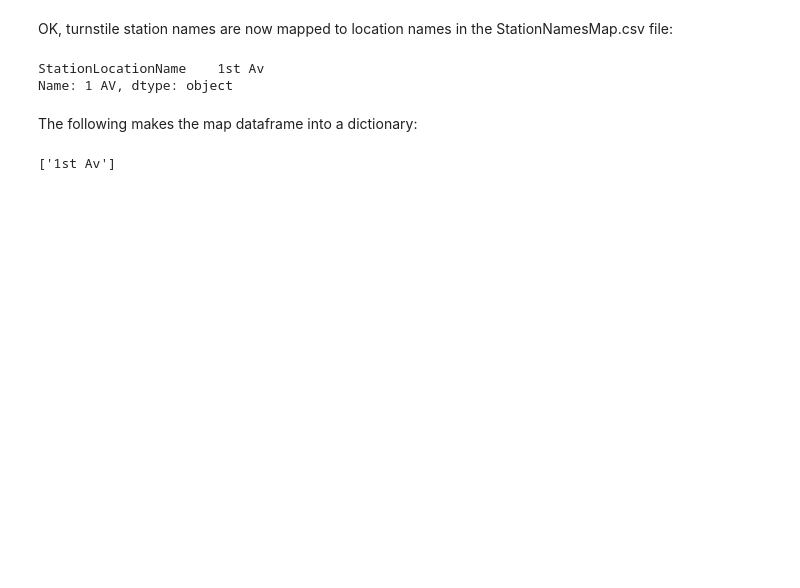
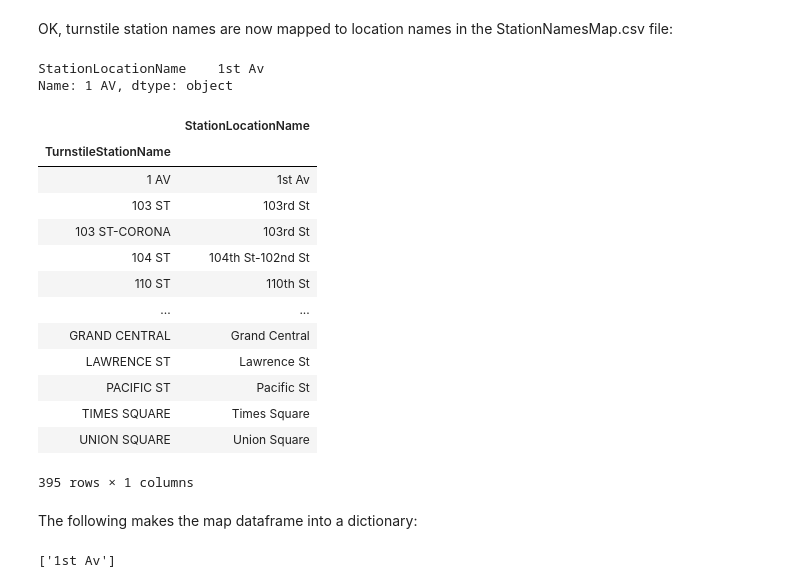
Before and after one commit to scottkds/metis_project1, a Jupyter notebook: notebooks/StationLocations.ipynb, the cells around one changed output. Saved outputs shown, nothing was run; the diff lists cells and outputs as text; code cells hidden in the pictures; blank space fills up the shorter version.

```diff
--- a/notebooks/StationLocations.ipynb
+++ b/notebooks/StationLocations.ipynb
@@ -87,6 +98,23 @@ snm_df.loc['1 AV']
 # %% [output]
 StationLocationName    1st Av
 Name: 1 AV, dtype: object
+# %%
+snm_df
+# %% [output]
+|  | StationLocationName |
+| TurnstileStationName |  |
+| 1 AV | 1st Av |
+| 103 ST | 103rd St |
+| 103 ST-CORONA | 103rd St |
+| 104 ST | 104th St-102nd St |
+| 110 ST | 110th St |
+| ... | ... |
+| GRAND CENTRAL | Grand Central |
+| LAWRENCE ST | Lawrence St |
+| PACIFIC ST | Pacific St |
+| TIMES SQUARE | Times Square |
+| UNION SQUARE | Union Square |
+395 rows × 1 columns
 # %% [markdown]
 The following makes the map dataframe into a dictionary:
 # %%
```
Also changed, not shown: parts of 7 cells of this notebook, 1 other file.
